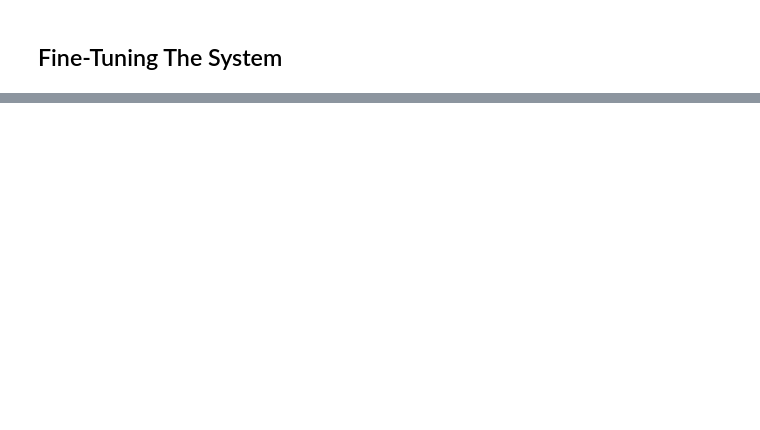
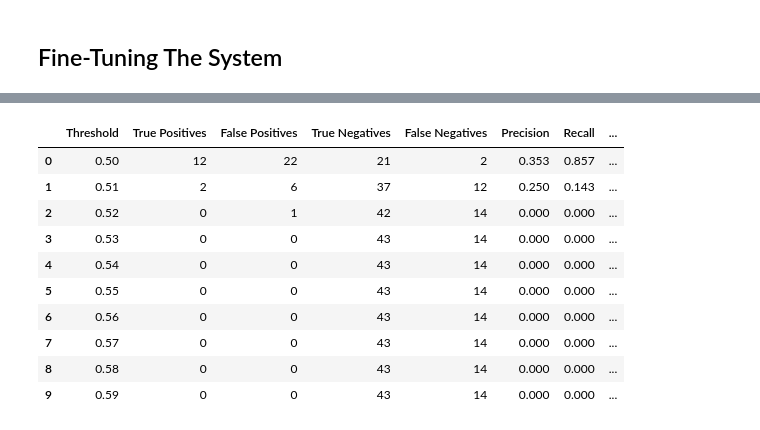
Before and after one commit to moyerc05/Machine-Learning-Project1, a Jupyter notebook: Early Spring - Training.ipynb, the cells around one changed output, grey strips where cells are left out. Drawn from its saved outputs; the diff is of its cells as text; code cells hidden in the pictures; blank space fills up the shorter version.

Commit message:
Fine-Tuning

```diff
--- a/Early Spring - Training.ipynb
+++ b/Early Spring - Training.ipynb
@@ -182,0 +604,44 @@ max_soil_temp_mar1_minus08: 0.0
+# %%
+fine_threshold_results = []
+
+for threshold in [0.50, 0.51, 0.52, 0.53, 0.54,
+                   0.55, 0.56, 0.57, 0.58, 0.59]:
+    predictions = log_reg_probs >= threshold
+
+    tn, fp, fn, tp = confusion_matrix(
+        y_train,
+        predictions,
+        labels=[False, True]
+    ).ravel()
+
+    fine_threshold_results.append({
+        "Threshold": threshold,
+        "True Positives": tp,
+        "False Positives": fp,
+        "True Negatives": tn,
+        "False Negatives": fn,
+        "Precision": precision_score(
+            y_train, predictions, zero_division=0
+        ),
+        "Recall": recall_score(
+            y_train, predictions, zero_division=0
+        ),
+        "F1": f1_score(
+            y_train, predictions, zero_division=0
+        ),
+    })
+
+fine_threshold_df = pd.DataFrame(fine_threshold_results)
+display(fine_threshold_df.round(3))
+# %% [output]
+|  | Threshold | True Positives | False Positives | True Negatives | False Negatives | Precision | Recall | ... |
+| 0 | 0.50 | 12 | 22 | 21 | 2 | 0.353 | 0.857 | ... |
+| 1 | 0.51 | 2 | 6 | 37 | 12 | 0.250 | 0.143 | ... |
+| 2 | 0.52 | 0 | 1 | 42 | 14 | 0.000 | 0.000 | ... |
+| 3 | 0.53 | 0 | 0 | 43 | 14 | 0.000 | 0.000 | ... |
+| 4 | 0.54 | 0 | 0 | 43 | 14 | 0.000 | 0.000 | ... |
+| 5 | 0.55 | 0 | 0 | 43 | 14 | 0.000 | 0.000 | ... |
+| 6 | 0.56 | 0 | 0 | 43 | 14 | 0.000 | 0.000 | ... |
+| 7 | 0.57 | 0 | 0 | 43 | 14 | 0.000 | 0.000 | ... |
+| 8 | 0.58 | 0 | 0 | 43 | 14 | 0.000 | 0.000 | ... |
+| 9 | 0.59 | 0 | 0 | 43 | 14 | 0.000 | 0.000 | ... |
```
Also changed, not shown: parts of 23 cells of this notebook.
